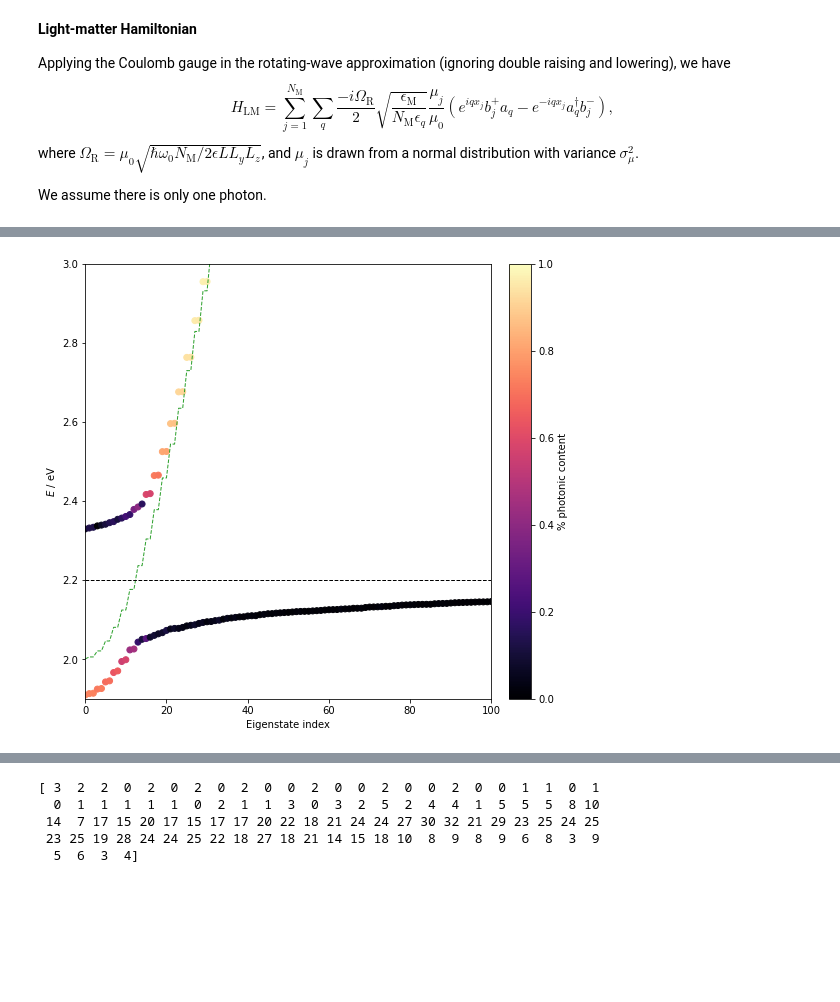
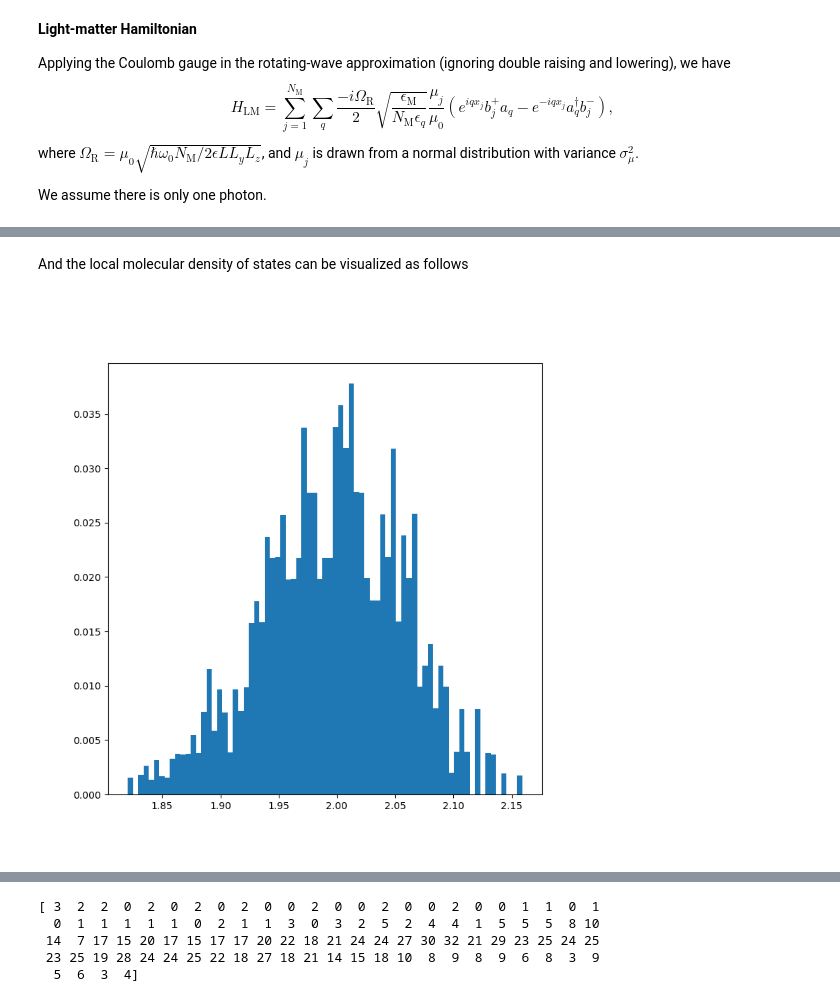
Before and after one commit to brianz98/eigenstate-thermolization, a Jupyter notebook: eigenstate-thermolization.ipynb, the cells around one changed output, grey strips where cells are left out. Cells and saved outputs as stored; diff of their text form; code cells hidden in the pictures; blank space fills up the shorter version.

```diff
--- a/eigenstate-thermolization.ipynb
+++ b/eigenstate-thermolization.ipynb
@@ -38,6 +38,7 @@ import numpy as np
 import scipy.constants as cst
 import matplotlib.pyplot as plt
 import pickle
+%matplotlib widget
 
 q_to_ev = cst.c*cst.hbar/cst.e
 
@@ -115,7 +116,7 @@ class QuantumWire:
 
     def plot_eigenstates(self, xlim, ylim):
         f,ax = plt.subplots(figsize=(8,8))
-        im = ax.scatter(np.arange(0,self.num_mol), self.lp_eigvals, c=self.lp_photonic_content, cmap='magma', vmin=0, vmax=1)
+        im = ax.scatter(np.arange(0,self.num_mol), self.lp_eigvals, c=self.lp_photonic_content*100, cmap='magma', vmin=0, vmax=100)
         ax.scatter(np.arange(0,self.num_mol), self.up_eigvals, c=self.up_photonic_content, cmap='magma')
         ax.plot(np.arange(0,self.num_mol), self.cavity_modes, linestyle='--', color='tab:green', lw=1)
         ax.axhline(y=self.em_mean,linestyle='--', color='black', lw=1)
@@ -131,16 +132,12 @@ class QuantumWire:
         bins = (bins[:-1]+bins[1:])/2
         idx = np.cumsum(weights)
         idx = np.insert(idx,0,0)
+        ldos = np.array([np.sum(np.conjugate(self.eigvecs[self.num_mol:,_])*self.eigvecs[self.num_mol:,_])/self.num_mol for _ in range(self.num_mol)])
+
         binned_ldos = np.array([np.sum(ldos[idx[i]:idx[i+1]]) for i in range(len(idx)-1)])
 
         f,ax = plt.subplots(figsize=(8,8))
         ax.bar(bins,binned_ldos,width=(bins[1]-bins[0]))
-
-    def get_gap_distribution(self, num_bins, norm_num_bins, start=0, end=-1, step=1):
-        weights, bins = np.histogram(self.lp_eigvals[(start+1):end:step]-self.lp_eigvals[start:(end-1):step], bins=num_bins)
-        bins = (bins[:-1]+bins[1:])/2
-        f,ax = plt.subplots(figsize=(8,8))
-        ax.bar(bins, weights, width=(bins[1]-bins[0]))
 
     def refresh_rng(self):
         self.rng = np.random.default_rng()
@@ -152,7 +149,7 @@ def unpickle_wire(fname):
 
     return qw
 
-def get_r_index(qw, nreal, fname, window_width=50, plot=False):
+def get_r_index(qw, nreal, fname=None, window_width=50, plot=False):
     """
     Gets the r index as defined in eqn. 10 of 10.1016/j.aop.2021.168469.
     0.5307 is the theoretical GOE result, and Poisson is 0.3863.
@@ -169,11 +166,33 @@ def get_r_index(qw, nreal, fname, window_width=50, plot=False):
 
     avg = np.array([np.average(w[:i+1]) for i in range(len(w))])
     err = np.array([avg[i]/np.sqrt((i+1)*window_width*2) for i in range(nreal)])
-    np.savetxt(f'data/{fname}',avg)
+
+    if fname is not None:
+        np.savetxt(f'data/{fname}',avg)
 
     if plot:
         f,ax = plt.subplots(figsize=(8,8))
         ax.errorbar(np.arange(1,21),avg,yerr=err,marker='x')
 
     return avg[-1]
+
+def get_gap_distribution(qw, nreal, num_bins=150, start=50, end=50, hist_range=(0,0.002)):
+    nstates = qw.num_mol - start - end
+    gaps = np.zeros((nreal,nstates-1))
+
+    if end == 0:
+        end = None # Make sure negative indexing works for 0, otherwise a[blah:0] returns empty array.
+
+    for i in range(nreal):
+        qw.generate_hamil()
+        qw.diag_hamil()
+        gaps[i,:] = qw.lp_eigvals[1+start:-end]-qw.lp_eigvals[start:-end-1]
+        qw.refresh_rng()
+
+    gaps_new = gaps.flatten()
+    weights, bins = np.histogram(gaps_new, bins=num_bins, range=hist_range)
+    bins = (bins[:-1]+bins[1:])/2
+    f,ax = plt.subplots(figsize=(8,8))
+    ax.bar(bins, weights, width=(bins[1]-bins[0]))
+    ax.set_xlim(hist_range)
 # %% [markdown]
@@ -220,4 +231,9 @@ qw.plot_eigenstates([0,100], [1.5,3.5])
+# %% [markdown]
+And the local molecular density of states can be visualized as follows
 # %%
-qw.plot_eigenstates([0,100], [1.9,3])
+qw = QuantumWire(num_mol=501, omega_r=0.3, a=10e-9, Ly=400e-9, Lz=200e-9, eps=3, em_mean=2, em_sigma=0.2, mu_sigma=0.1, f=0.05)
+qw.generate_hamil()
+qw.diag_hamil()
+qw.plot_molecular_dos(75)
 # %% [output]
-[figure, old version]
+[figure, new version]
```
Also changed, not shown: parts of 20 cells of this notebook.
